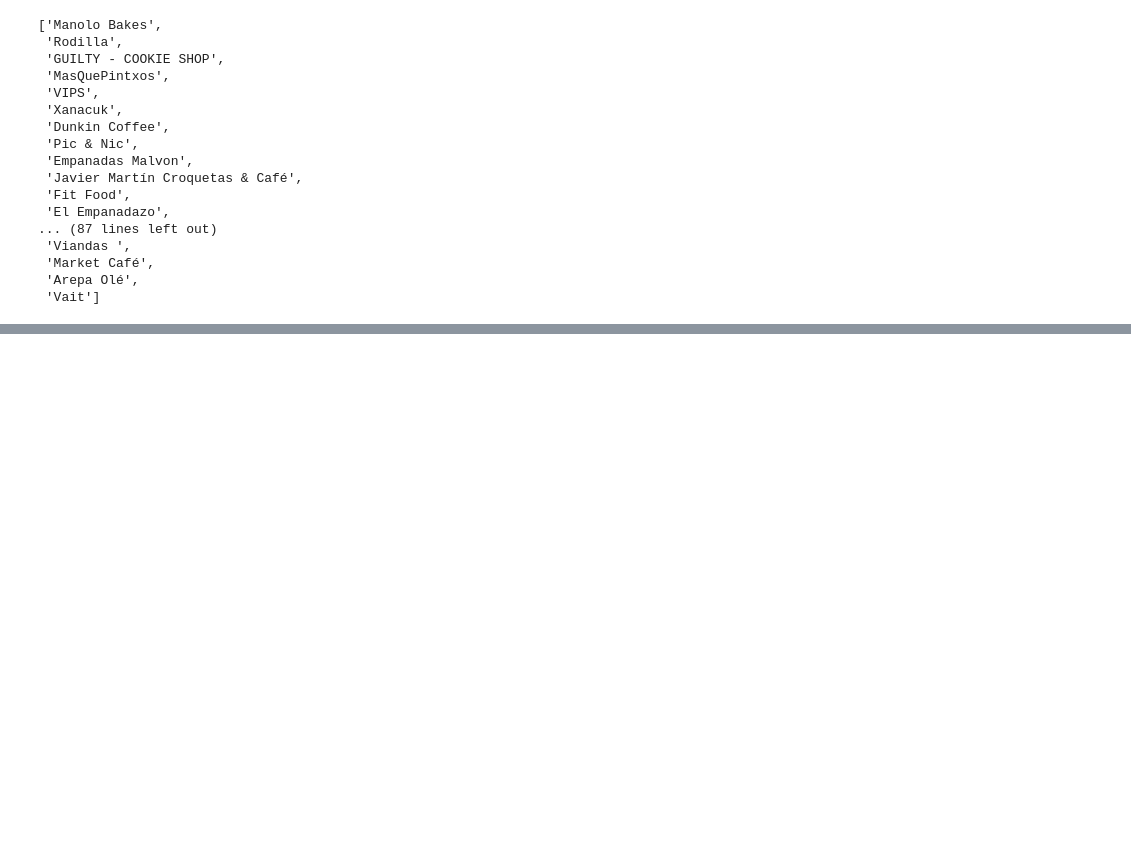
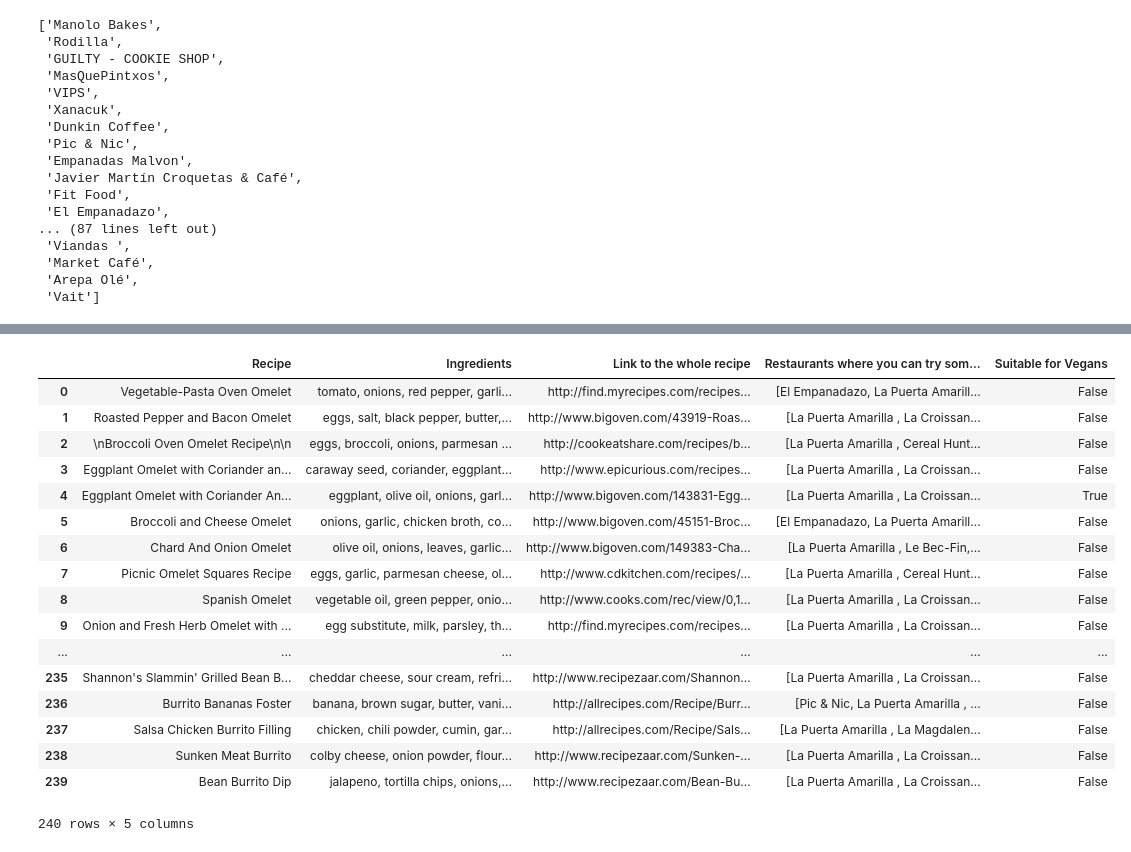
Before and after one commit to LiviaCanet/datamad0119, a Jupyter notebook: module-1/web-project/your-code/apiscraping.ipynb, the cells around one changed output, grey strips where cells are left out. Saved outputs shown, nothing was run; the diff lists cells and outputs as text; code cells hidden in the pictures; blank space fills up the shorter version.

```diff
--- a/module-1/web-project/your-code/apiscraping.ipynb
+++ b/module-1/web-project/your-code/apiscraping.ipynb
@@ -399,0 +362,6 @@ rows
+# %%
+not_vegan_ing = not_vegan.find_all('li')
+novegan = [x.text.strip().split("\n") for x in not_vegan_ing]
+del novegan[0:85]
+novegan = novegan[0:20]
+novegan = [item for sublist in novegan for item in sublist] #Para sacarlo todo a una sola lista.
@@ -399,0 +400,17 @@ rows
+# %%
+def check_no_veg(string_ingredientes, lista_no_veganos):
+
+    #Devuelve True si en string_ingredientes (la serie del DataFrame Ingredients) hay algún elemento no vegano.
+
+    res = False
+    for no_veg in lista_no_veganos:
+        if no_veg in string_ingredientes:
+            res = True
+            break
+
+    return res
+
+string_ingredientes = 'onion, lamb'
+lista_no_veganos = novegan
+
+check_no_veg(string_ingredientes, lista_no_veganos)
@@ -399,0 +419,13 @@ rows
+# %%
+result = []
+
+#Devuelve False si la receta no es apta para veganos
+
+for s_ingredients in recipemachine['Ingredients']:
+    if check_no_veg(s_ingredients, novegan):
+        result.append(False)
+    else:
+        result.append(True)
+
+result
+#len(result), len(recipemachine['Ingredients'])
@@ -399,0 +450,22 @@ rows
+# %%
+recipemachine['Suitable for Vegans'] = result
+recipemachine
+# %% [output]
+|  | Recipe | Ingredients | Link to the whole recipe | Restaurants where you can try som... | Suitable for Vegans |
+| 0 | Vegetable-Pasta Oven Omelet | tomato, onions, red pepper, garli... | http://find.myrecipes.com/recipes... | [El Empanadazo, La Puerta Amarill... | False |
+| 1 | Roasted Pepper and Bacon Omelet | eggs, salt, black pepper, butter,... | http://www.bigoven.com/43919-Roas... | [La Puerta Amarilla , La Croissan... | False |
+| 2 | \nBroccoli Oven Omelet Recipe\n\n | eggs, broccoli, onions, parmesan ... | http://cookeatshare.com/recipes/b... | [La Puerta Amarilla , Cereal Hunt... | False |
+| 3 | Eggplant Omelet with Coriander an... | caraway seed, coriander, eggplant... | http://www.epicurious.com/recipes... | [La Puerta Amarilla , La Croissan... | False |
+| 4 | Eggplant Omelet with Coriander An... | eggplant, olive oil, onions, garl... | http://www.bigoven.com/143831-Egg... | [La Puerta Amarilla , La Croissan... | True |
+| 5 | Broccoli and Cheese Omelet | onions, garlic, chicken broth, co... | http://www.bigoven.com/45151-Broc... | [El Empanadazo, La Puerta Amarill... | False |
+| 6 | Chard And Onion Omelet | olive oil, onions, leaves, garlic... | http://www.bigoven.com/149383-Cha... | [La Puerta Amarilla , Le Bec-Fin,... | False |
+| 7 | Picnic Omelet Squares Recipe | eggs, garlic, parmesan cheese, ol... | http://www.cdkitchen.com/recipes/... | [La Puerta Amarilla , Cereal Hunt... | False |
+| 8 | Spanish Omelet | vegetable oil, green pepper, onio... | http://www.cooks.com/rec/view/0,1... | [La Puerta Amarilla , La Croissan... | False |
+| 9 | Onion and Fresh Herb Omelet with ... | egg substitute, milk, parsley, th... | http://find.myrecipes.com/recipes... | [La Puerta Amarilla , La Croissan... | False |
+| ... | ... | ... | ... | ... | ... |
+| 235 | Shannon's Slammin' Grilled Bean B... | cheddar cheese, sour cream, refri... | http://www.recipezaar.com/Shannon... | [La Puerta Amarilla , La Croissan... | False |
+| 236 | Burrito Bananas Foster | banana, brown sugar, butter, vani... | http://allrecipes.com/Recipe/Burr... | [Pic & Nic, La Puerta Amarilla , ... | False |
+| 237 | Salsa Chicken Burrito Filling | chicken, chili powder, cumin, gar... | http://allrecipes.com/Recipe/Sals... | [La Puerta Amarilla , La Magdalen... | False |
+| 238 | Sunken Meat Burrito | colby cheese, onion powder, flour... | http://www.recipezaar.com/Sunken-... | [La Puerta Amarilla , La Croissan... | False |
+| 239 | Bean Burrito Dip | jalapeno, tortilla chips, onions,... | http://www.recipezaar.com/Bean-Bu... | [La Puerta Amarilla , La Croissan... | False |
+240 rows × 5 columns
```
Also changed, not shown: parts of 10 cells of this notebook.
